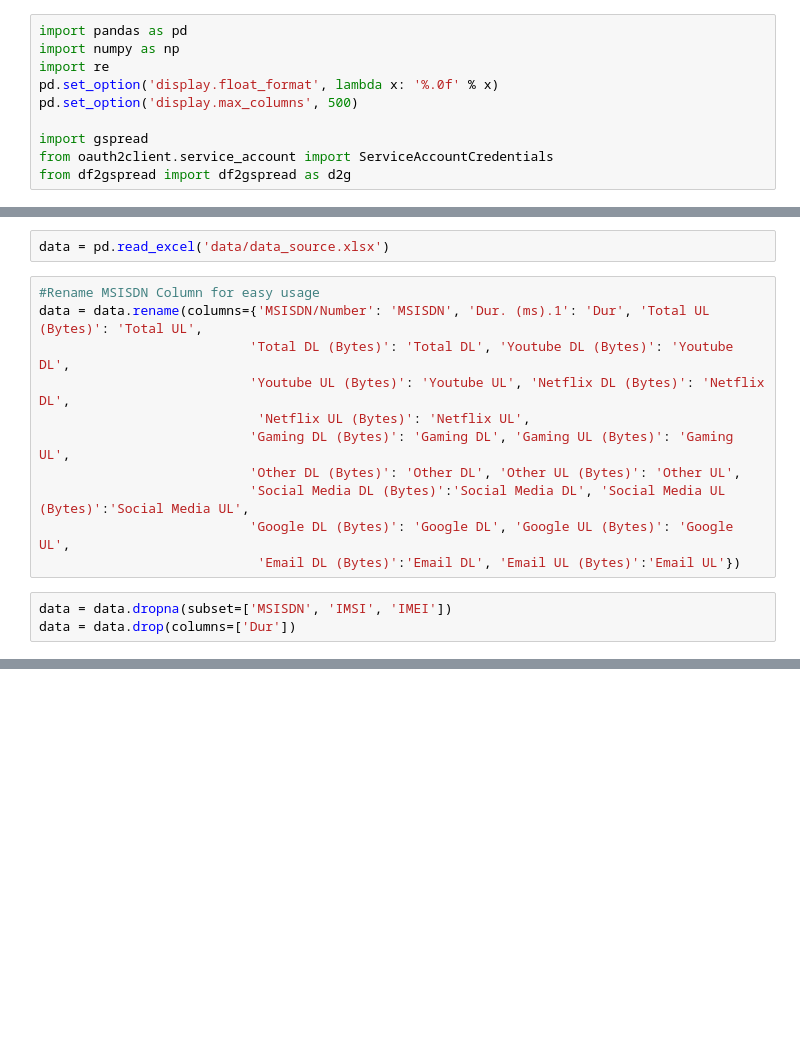
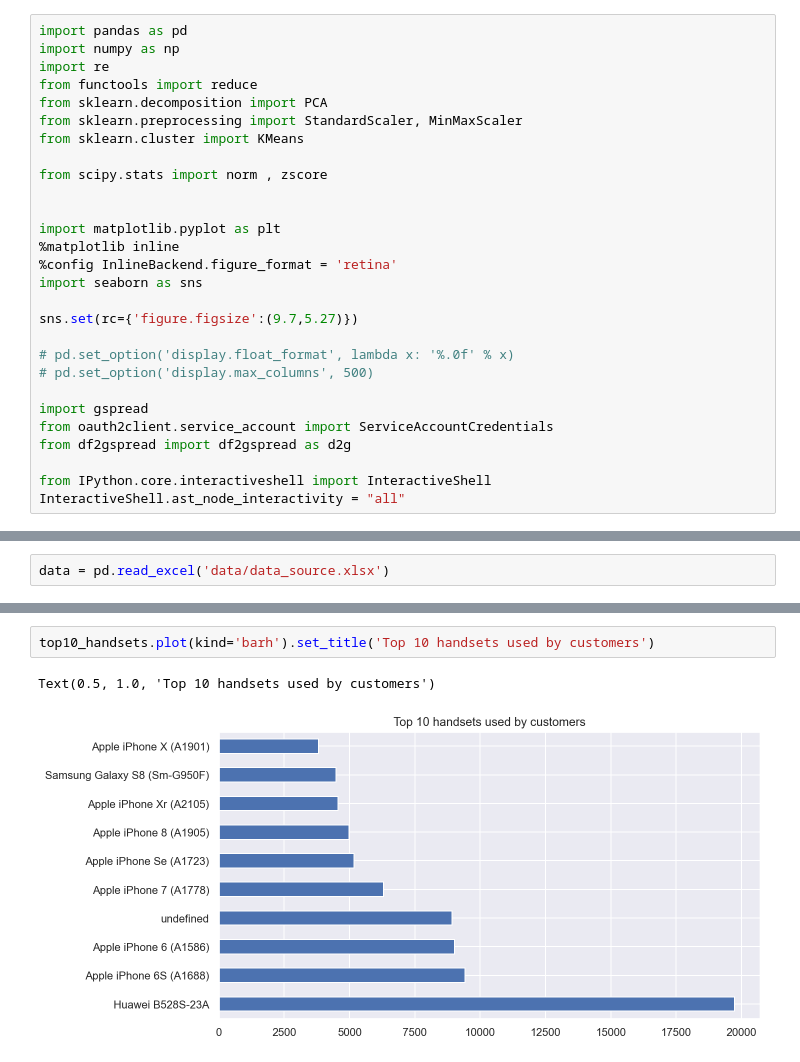
Before and after one commit to virgoaugustine/Telecom-Industry, a Jupyter notebook: Telecom Industry.ipynb, the cells around one changed output, grey strips where cells are left out. Drawn from its saved outputs; the diff is of its cells as text; blank space fills up the shorter version.

```diff
--- a/Telecom Industry.ipynb
+++ b/Telecom Industry.ipynb
@@ -2,11 +4,29 @@
 import pandas as pd
 import numpy as np
 import re
-pd.set_option('display.float_format', lambda x: '%.0f' % x)
-pd.set_option('display.max_columns', 500)
+from functools import reduce
+from sklearn.decomposition import PCA
+from sklearn.preprocessing import StandardScaler, MinMaxScaler
+from sklearn.cluster import KMeans
+
+from scipy.stats import norm , zscore
+
+
+import matplotlib.pyplot as plt
+%matplotlib inline
+%config InlineBackend.figure_format = 'retina'
+import seaborn as sns
+
+sns.set(rc={'figure.figsize':(9.7,5.27)})
+
+# pd.set_option('display.float_format', lambda x: '%.0f' % x)
+# pd.set_option('display.max_columns', 500)
 
 import gspread
 from oauth2client.service_account import ServiceAccountCredentials
 from df2gspread import df2gspread as d2g
+
+from IPython.core.interactiveshell import InteractiveShell
+InteractiveShell.ast_node_interactivity = "all"
 # %%
 def upload_to_gsheets(df, sheet_name):
@@ -21,16 +44,2 @@ def upload_to_gsheets(df, sheet_name):
 # %%
 data = pd.read_excel('data/data_source.xlsx')
-# %%
-#Rename MSISDN Column for easy usage
-data = data.rename(columns={'MSISDN/Number': 'MSISDN', 'Dur. (ms).1': 'Dur', 'Total UL (Bytes)': 'Total UL',
-                           'Total DL (Bytes)': 'Total DL', 'Youtube DL (Bytes)': 'Youtube DL',
-                           'Youtube UL (Bytes)': 'Youtube UL', 'Netflix DL (Bytes)': 'Netflix DL',
-                            'Netflix UL (Bytes)': 'Netflix UL',
-                           'Gaming DL (Bytes)': 'Gaming DL', 'Gaming UL (Bytes)': 'Gaming UL',
-                           'Other DL (Bytes)': 'Other DL', 'Other UL (Bytes)': 'Other UL',
-                           'Social Media DL (Bytes)':'Social Media DL', 'Social Media UL (Bytes)':'Social Media UL',
-                           'Google DL (Bytes)': 'Google DL', 'Google UL (Bytes)': 'Google UL',
-                            'Email DL (Bytes)':'Email DL', 'Email UL (Bytes)':'Email UL'})
-# %%
-data = data.dropna(subset=['MSISDN', 'IMSI', 'IMEI'])
-data = data.drop(columns=['Dur'])
@@ -184,0 +126,5 @@ print(sesh_duration.hist(bins=25))
+# %%
+top10_handsets.plot(kind='barh').set_title('Top 10 handsets used by customers')
+# %% [output]
+Text(0.5, 1.0, 'Top 10 handsets used by customers')
+[figure, added]
```
Also changed, not shown: parts of 106 cells of this notebook.
